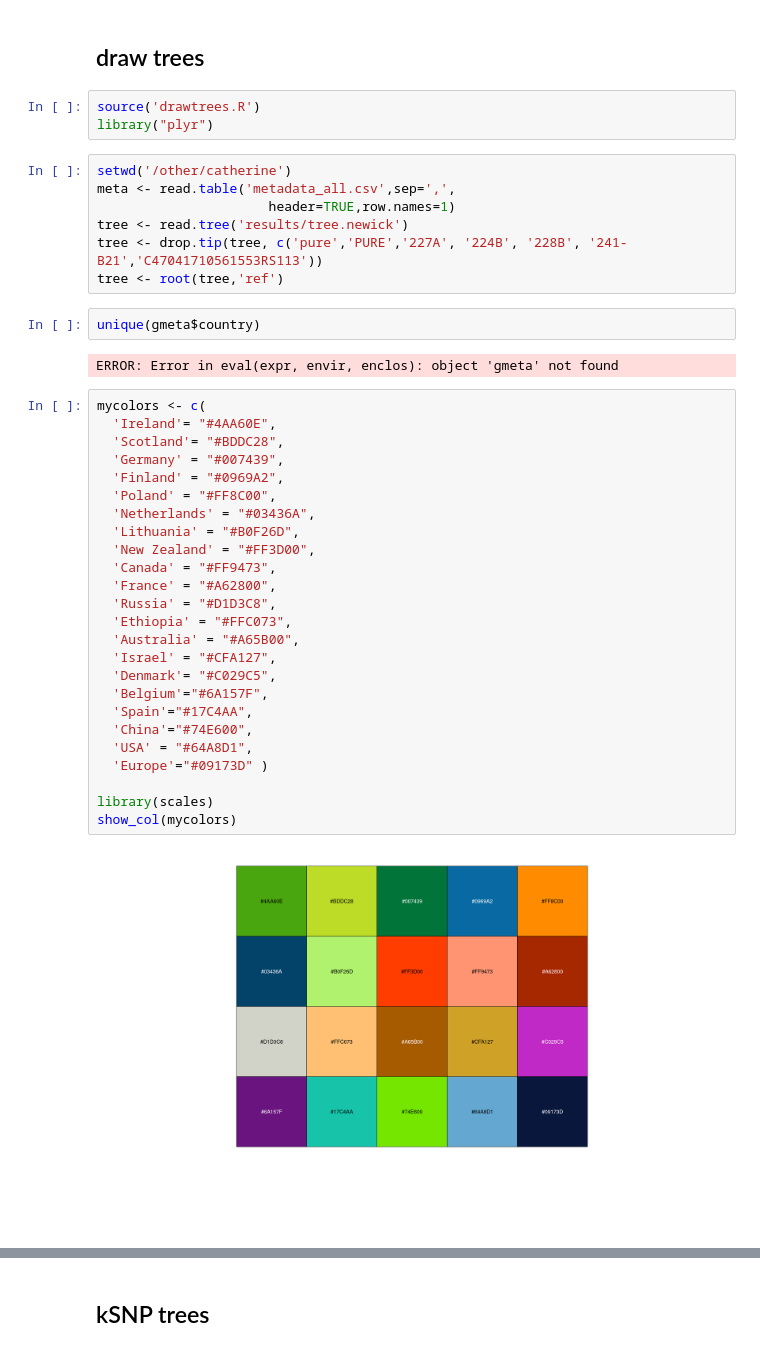
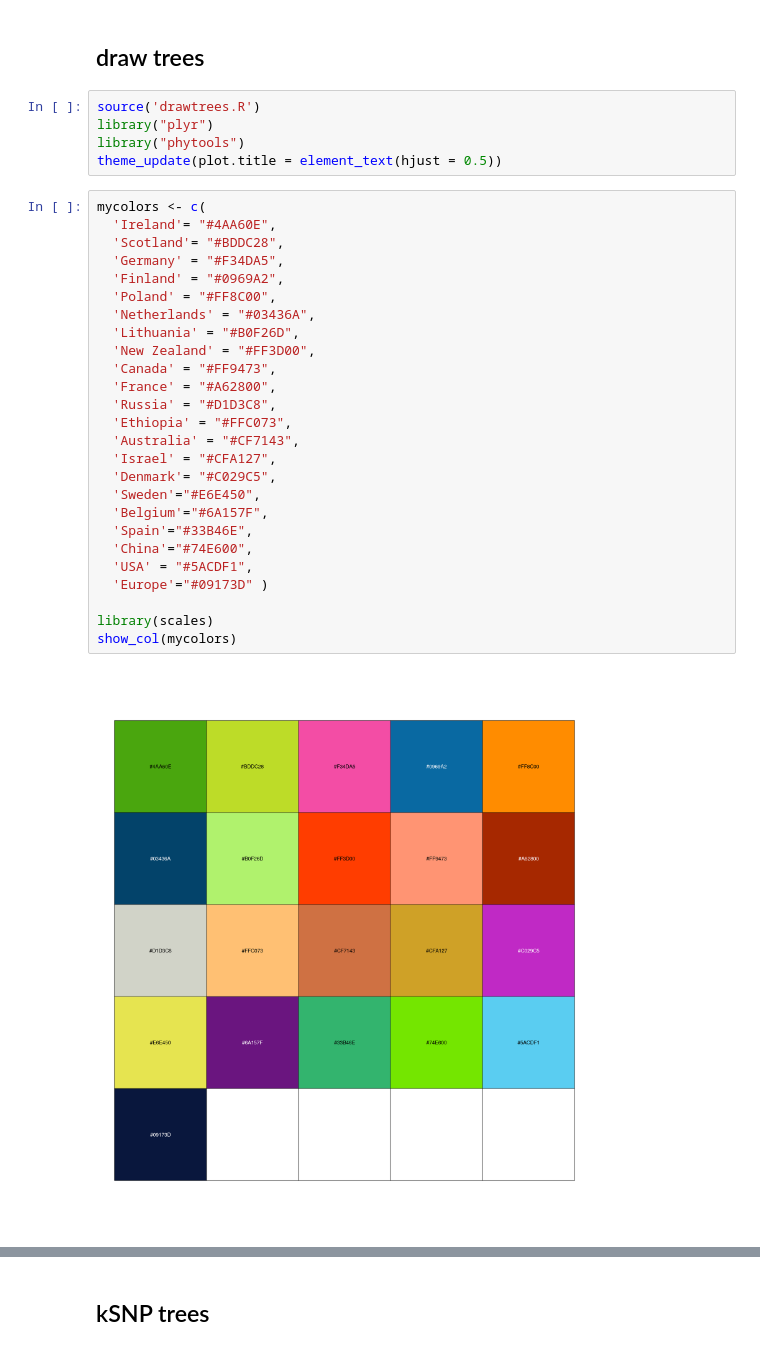
Before and after one commit to dmnfarrell/gordon-group, a Jupyter notebook: mycoplasma_bovis/trees.ipynb, the cells around one changed output, grey strips where cells are left out. Saved outputs shown, nothing was run; the diff lists cells and outputs as text.

```diff
--- a/mycoplasma_bovis/trees.ipynb
+++ b/mycoplasma_bovis/trees.ipynb
@@ -3,41 +3,33 @@
 # %%
 source('drawtrees.R')
 library("plyr")
+library("phytools")
+theme_update(plot.title = element_text(hjust = 0.5))
-# %%
-setwd('/other/catherine')
-meta <- read.table('metadata_all.csv',sep=',',
-                      header=TRUE,row.names=1)
-tree <- read.tree('results/tree.newick')
-tree <- drop.tip(tree, c('pure','PURE','227A', '224B', '228B', '241-B21','C47041710561553RS113'))
-tree <- root(tree,'ref')
-# %%
-unique(gmeta$country)
-# %% [output]
-ERROR: Error in eval(expr, envir, enclos): object 'gmeta' not found
 # %%
 mycolors <- c(
   'Ireland'= "#4AA60E",
   'Scotland'= "#BDDC28",
-  'Germany' = "#007439",
+  'Germany' = "#F34DA5",
   'Finland' = "#0969A2",
   'Poland' = "#FF8C00",
   'Netherlands' = "#03436A",
   'Lithuania' = "#B0F26D",
   'New Zealand' = "#FF3D00",
   'Canada' = "#FF9473",
   'France' = "#A62800",
   'Russia' = "#D1D3C8",
   'Ethiopia' = "#FFC073",
-  'Australia' = "#A65B00",
+  'Australia' = "#CF7143",
   'Israel' = "#CFA127",
   'Denmark'= "#C029C5",
+  'Sweden'="#E6E450",
   'Belgium'="#6A157F",
-  'Spain'="#17C4AA",
+  'Spain'="#33B46E",
   'China'="#74E600",
-  'USA' = "#64A8D1",
+  'USA' = "#5ACDF1",
   'Europe'="#09173D" )
 
 library(scales)
 show_col(mycolors)
 # %% [output]
-[figure, old version]
+[figure, new version]
```
Also changed, not shown: parts of 40 cells of this notebook, 5 other files.
